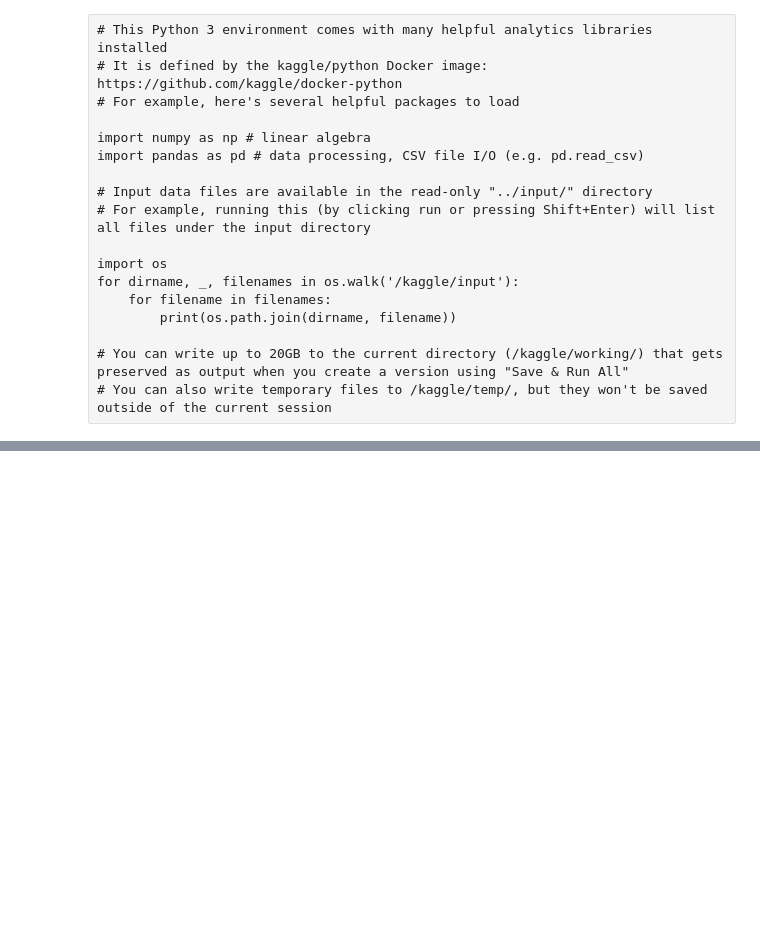
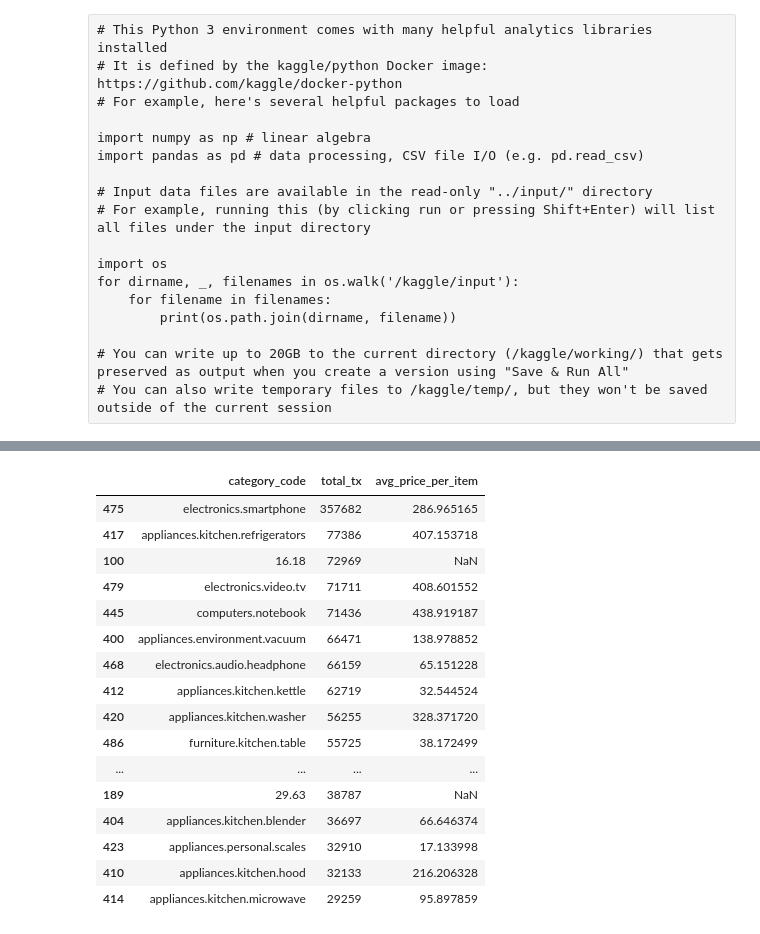
Before and after one commit to mindyng/2022-Business-Projects, a Jupyter notebook: price-elasticity.ipynb, the cells around one changed output, grey strips where cells are left out. Drawn from its saved outputs; the diff is of its cells as text; code cells hidden in the pictures; blank space fills up the shorter version.

```diff
--- a/price-elasticity.ipynb
+++ b/price-elasticity.ipynb
@@ -18,0 +85,3 @@ for dirname, _, filenames in os.walk('/kaggle/input'):
+# %%
+df2 = df = pd.read_csv('../input/ecommerce-purchase-history-from-electronics-store/kz.csv', engine='python')
+df2.head()
@@ -18,0 +95,3 @@ for dirname, _, filenames in os.walk('/kaggle/input'):
+# %%
+df2['event_time'] = df2['event_time'].apply(lambda s: str(s)[0:10])
+df2.head()
@@ -18,0 +157,7 @@ for dirname, _, filenames in os.walk('/kaggle/input'):
+# %%
+df2_agg = df2.groupby('category_code') \
+       .agg({'category_code':'size', 'price':'mean'}) \
+       .rename(columns={'category_code':'total_tx','price':'avg_price_per_item'}) \
+       .reset_index()
+
+df2_agg
@@ -18,0 +178,20 @@ for dirname, _, filenames in os.walk('/kaggle/input'):
+# %%
+df2_agg.sort_values(['total_tx'], ascending=[False])[:20]
+# %% [output]
+|  | category_code | total_tx | avg_price_per_item |
+| 475 | electronics.smartphone | 357682 | 286.965165 |
+| 417 | appliances.kitchen.refrigerators | 77386 | 407.153718 |
+| 100 | 16.18 | 72969 | NaN |
+| 479 | electronics.video.tv | 71711 | 408.601552 |
+| 445 | computers.notebook | 71436 | 438.919187 |
+| 400 | appliances.environment.vacuum | 66471 | 138.978852 |
+| 468 | electronics.audio.headphone | 66159 | 65.151228 |
+| 412 | appliances.kitchen.kettle | 62719 | 32.544524 |
+| 420 | appliances.kitchen.washer | 56255 | 328.371720 |
+| 486 | furniture.kitchen.table | 55725 | 38.172499 |
+| ... | ... | ... | ... |
+| 189 | 29.63 | 38787 | NaN |
+| 404 | appliances.kitchen.blender | 36697 | 66.646374 |
+| 423 | appliances.personal.scales | 32910 | 17.133998 |
+| 410 | appliances.kitchen.hood | 32133 | 216.206328 |
+| 414 | appliances.kitchen.microwave | 29259 | 95.897859 |
```
Also changed, not shown: parts of 42 cells of this notebook.
